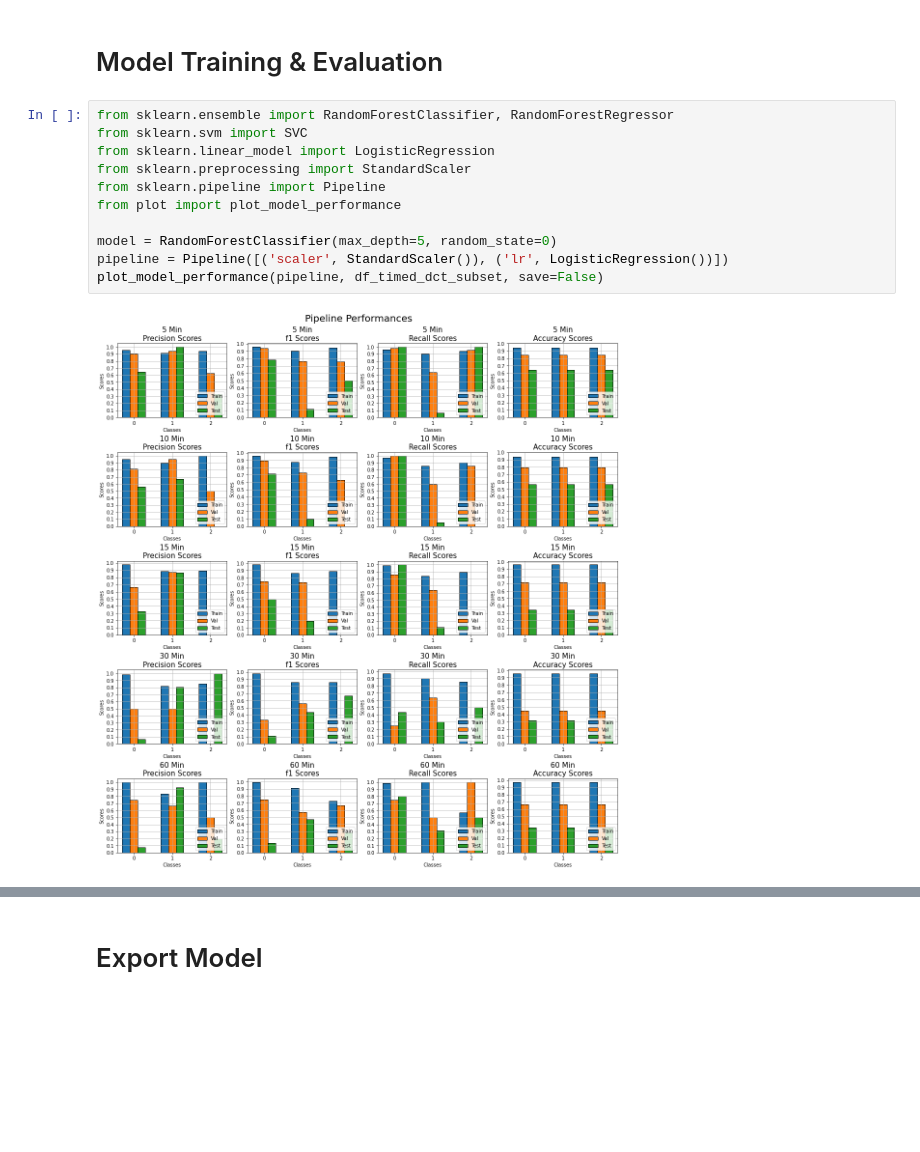
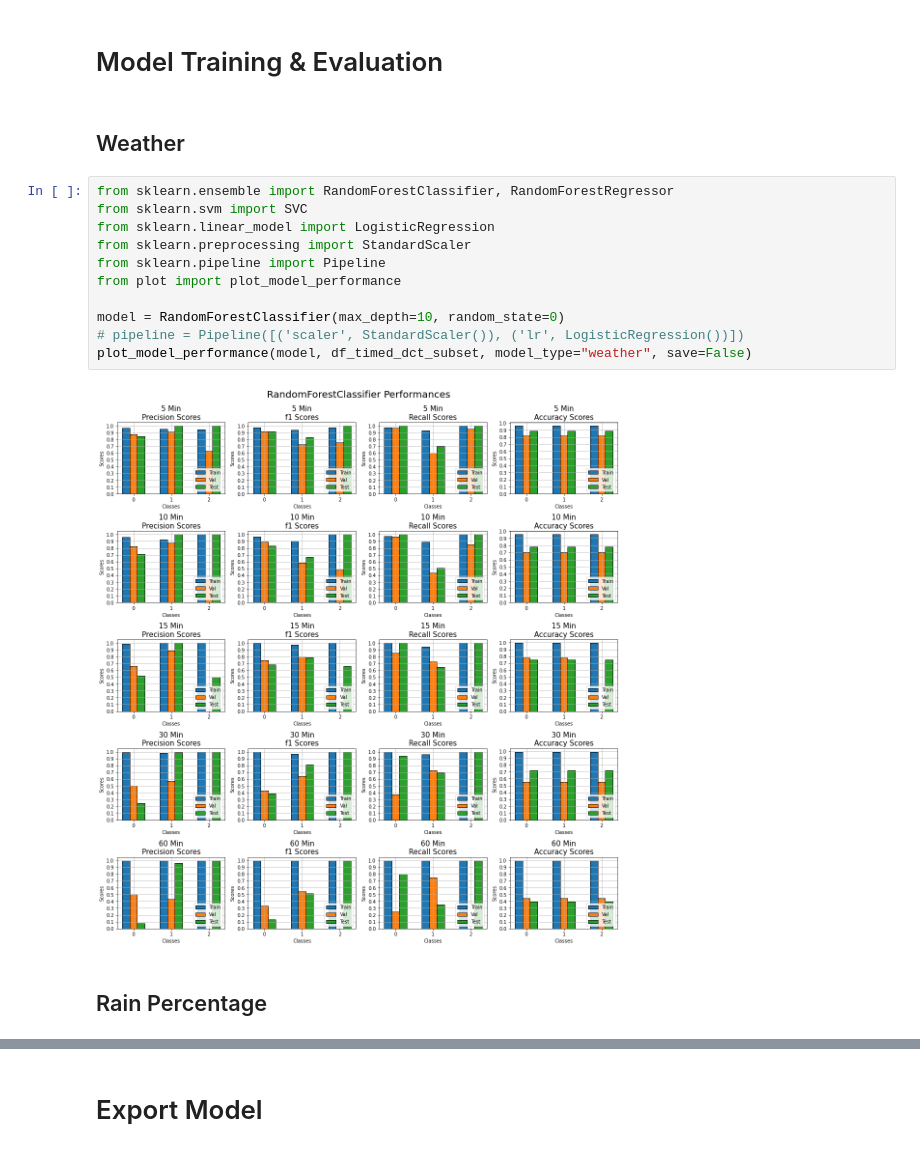
Before and after one commit to Hsgngr/KuKu, a Jupyter notebook: main.ipynb, the cells around one changed output, grey strips where cells are left out. Cells and saved outputs as stored; diff of their text form; blank space fills up the shorter version.

Commit message:
Add Regressor, fix classifier func

```diff
--- a/main.ipynb
+++ b/main.ipynb
@@ -109,15 +107,19 @@ sns.pairplot(table[multi_val_cols])
 # %% [markdown]
 # Model Training & Evaluation
+# %% [markdown]
+## Weather
 # %%
 from sklearn.ensemble import RandomForestClassifier, RandomForestRegressor
 from sklearn.svm import SVC
 from sklearn.linear_model import LogisticRegression
 from sklearn.preprocessing import StandardScaler
 from sklearn.pipeline import Pipeline
 from plot import plot_model_performance
 
-model = RandomForestClassifier(max_depth=5, random_state=0)
-pipeline = Pipeline([('scaler', StandardScaler()), ('lr', LogisticRegression())])
-plot_model_performance(pipeline, df_timed_dct_subset, save=False)
+model = RandomForestClassifier(max_depth=10, random_state=0)
+# pipeline = Pipeline([('scaler', StandardScaler()), ('lr', LogisticRegression())])
+plot_model_performance(model, df_timed_dct_subset, model_type="weather", save=False)
 # %% [output]
-[figure, old version]
+[figure, new version]
+# %% [markdown]
+## Rain Percentage
```
Also changed, not shown: parts of 6 cells of this notebook, 3 other files.
